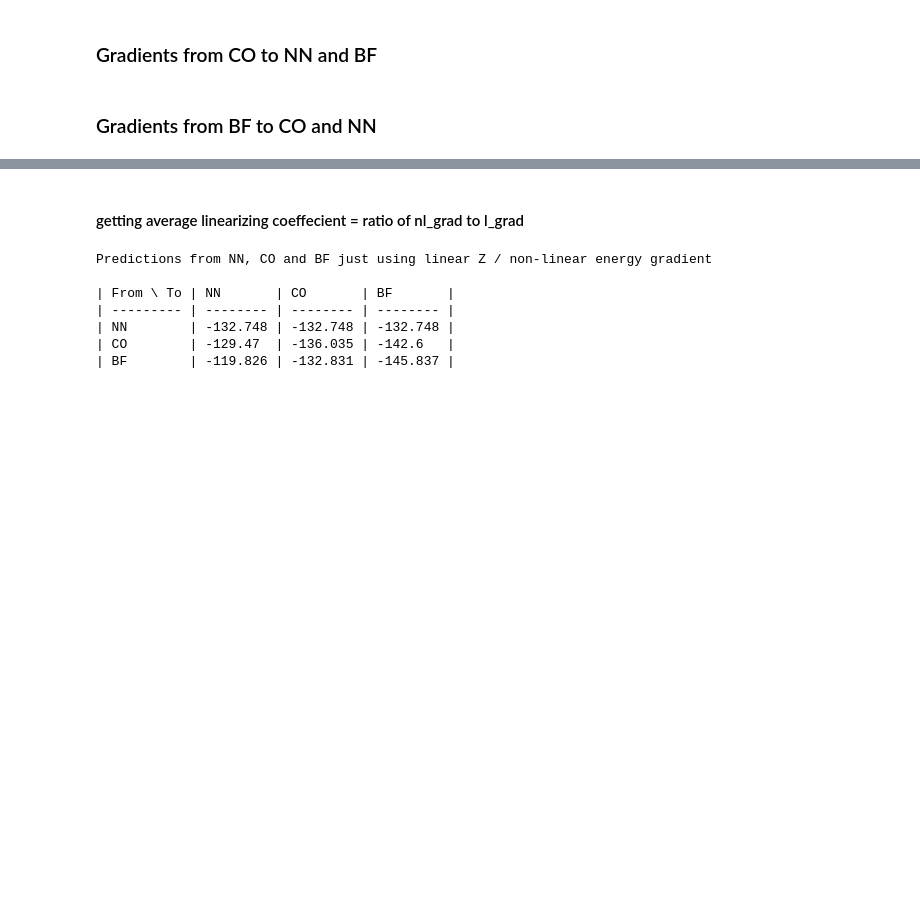
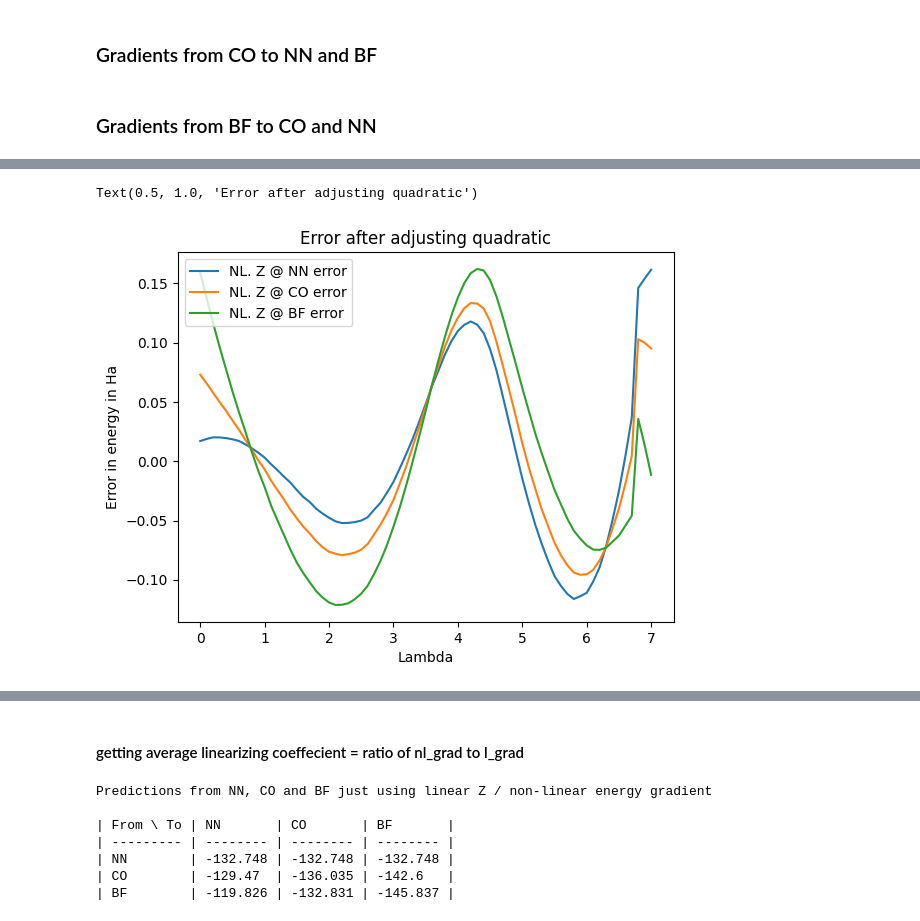
Before and after one commit to meetc1213/QA, a Jupyter notebook: My_code.ipynb, the cells around one changed output, grey strips where cells are left out. Drawn from its saved outputs; the diff is of its cells as text; code cells hidden in the pictures; blank space fills up the shorter version.

```diff
--- a/My_code.ipynb
+++ b/My_code.ipynb
@@ -210,0 +247,12 @@ l_grad_BF_to_CO = round(np.dot(d_Z_lambda(BF,CO,lam), AG_BF),3)
+# %%
+'''Plotting after quad error is adjusted for symmetrical alchemical changes.'''
+plt.plot(x_axis, frac_energies -quad_adjusted_prediction[0],label='NL. Z @ NN error')
+plt.plot(x_axis, frac_energies - quad_adjusted_prediction[1],label='NL. Z @ CO error')
+plt.plot(x_axis, frac_energies - quad_adjusted_prediction[2],label='NL. Z @ BF error')
+plt.legend()
+plt.xlabel('Lambda')
+plt.ylabel('Error in energy in Ha')
+plt.title('Error after adjusting quadratic')
+# %% [output]
+Text(0.5, 1.0, 'Error after adjusting quadratic')
+[figure, added]
```
Also changed, not shown: parts of 29 cells of this notebook, 2 other files.
